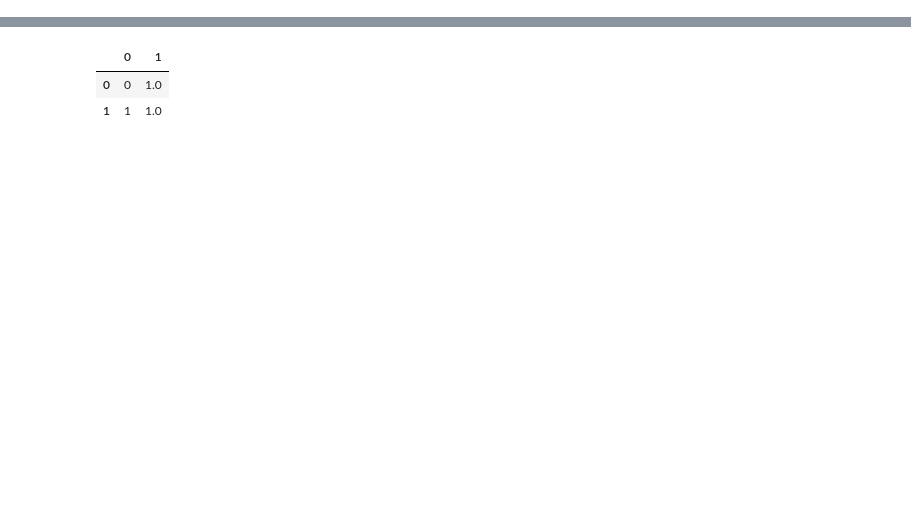
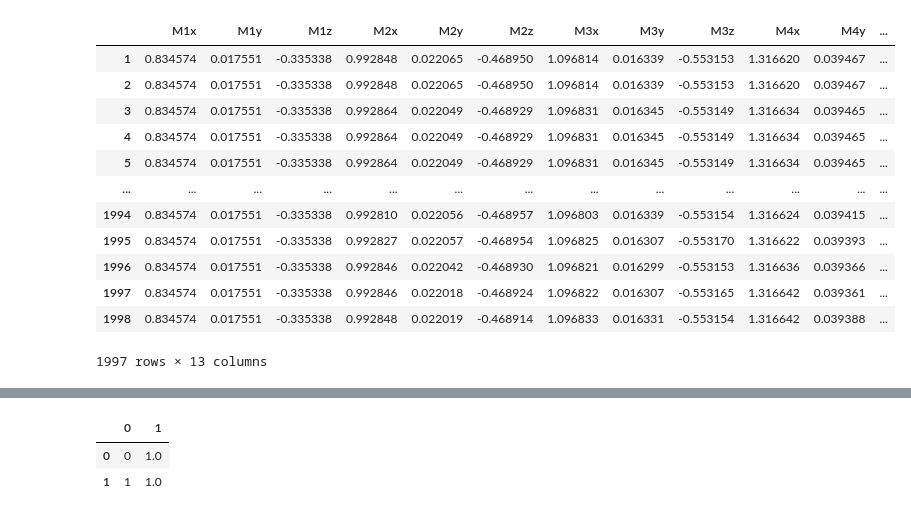
Before and after one commit to rotematari/roboticstau, a Jupyter notebook: new_code/data/test.ipynb, the cells around one changed output, grey strips where cells are left out. Cells and saved outputs as stored; diff of their text form; code cells hidden in the pictures; blank space fills up the shorter version.

```diff
--- a/new_code/data/test.ipynb
+++ b/new_code/data/test.ipynb
@@ -55,2 +103,18 @@ KeyError: "['S2', 'S3', 'S4', 'S5', 'S6', 'S7', 'S8', 'S9', 'S10', 'S11'] not in
+# %%
+label_df
+# %% [output]
+|  | M1x | M1y | M1z | M2x | M2y | M2z | M3x | M3y | M3z | M4x | M4y | ... |
+| 1 | 0.834574 | 0.017551 | -0.335338 | 0.992848 | 0.022065 | -0.468950 | 1.096814 | 0.016339 | -0.553153 | 1.316620 | 0.039467 | ... |
+| 2 | 0.834574 | 0.017551 | -0.335338 | 0.992848 | 0.022065 | -0.468950 | 1.096814 | 0.016339 | -0.553153 | 1.316620 | 0.039467 | ... |
+| 3 | 0.834574 | 0.017551 | -0.335338 | 0.992864 | 0.022049 | -0.468929 | 1.096831 | 0.016345 | -0.553149 | 1.316634 | 0.039465 | ... |
+| 4 | 0.834574 | 0.017551 | -0.335338 | 0.992864 | 0.022049 | -0.468929 | 1.096831 | 0.016345 | -0.553149 | 1.316634 | 0.039465 | ... |
+| 5 | 0.834574 | 0.017551 | -0.335338 | 0.992864 | 0.022049 | -0.468929 | 1.096831 | 0.016345 | -0.553149 | 1.316634 | 0.039465 | ... |
+| ... | ... | ... | ... | ... | ... | ... | ... | ... | ... | ... | ... | ... |
+| 1994 | 0.834574 | 0.017551 | -0.335338 | 0.992810 | 0.022056 | -0.468957 | 1.096803 | 0.016339 | -0.553154 | 1.316624 | 0.039415 | ... |
+| 1995 | 0.834574 | 0.017551 | -0.335338 | 0.992827 | 0.022057 | -0.468954 | 1.096825 | 0.016307 | -0.553170 | 1.316622 | 0.039393 | ... |
+| 1996 | 0.834574 | 0.017551 | -0.335338 | 0.992846 | 0.022042 | -0.468930 | 1.096821 | 0.016299 | -0.553153 | 1.316636 | 0.039366 | ... |
+| 1997 | 0.834574 | 0.017551 | -0.335338 | 0.992846 | 0.022018 | -0.468924 | 1.096822 | 0.016307 | -0.553165 | 1.316642 | 0.039361 | ... |
+| 1998 | 0.834574 | 0.017551 | -0.335338 | 0.992848 | 0.022019 | -0.468914 | 1.096833 | 0.016331 | -0.553154 | 1.316642 | 0.039388 | ... |
+1997 rows × 13 columns
 # %%
 assert isinstance(fmg_df, pd.DataFrame),"fmg_df is not pd.dataframe"
```
Also changed, not shown: parts of 25 cells of this notebook, 10 other files.
